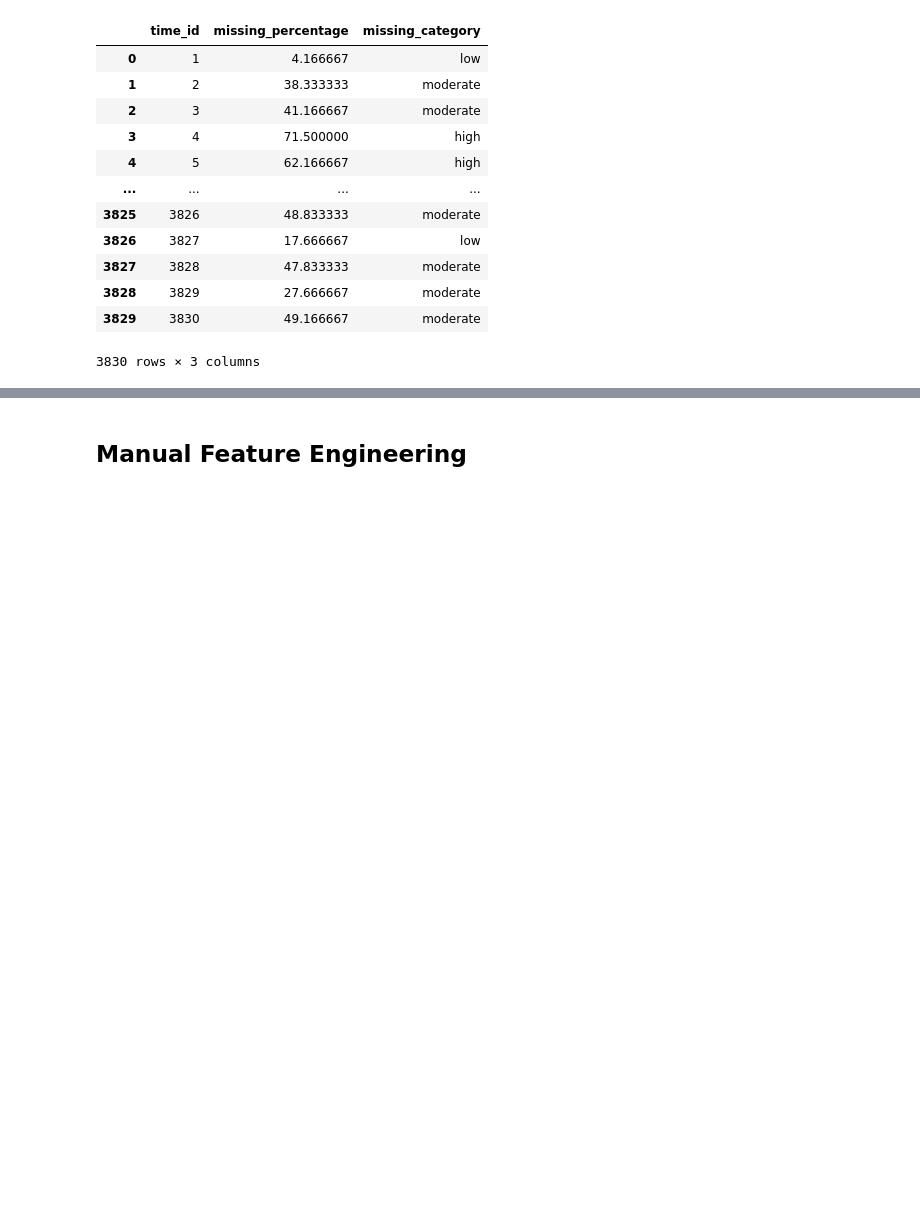
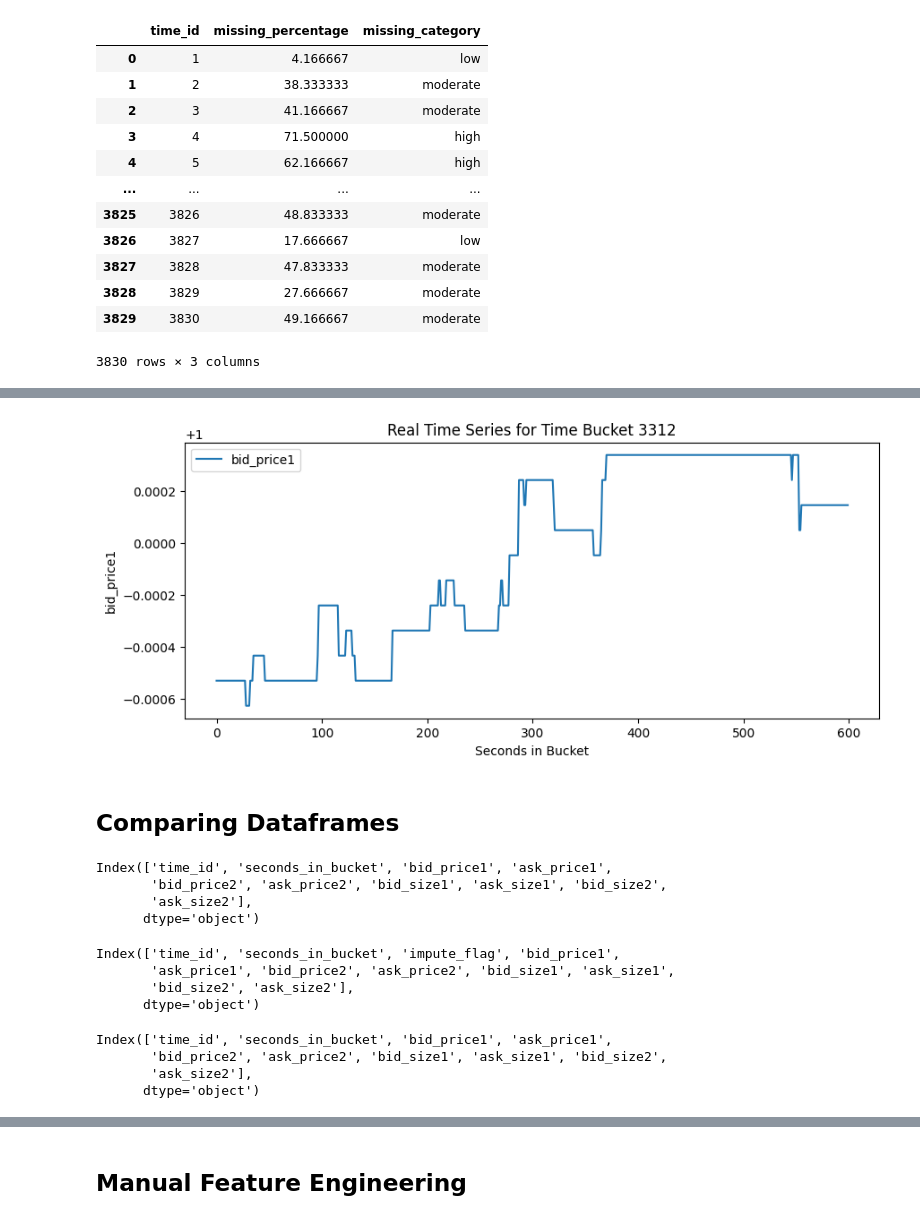
Before and after one commit to Ayush-Singh-31/Optiver-07, a Jupyter notebook: EDA.ipynb, the cells around one changed output, grey strips where cells are left out. Cells and saved outputs as stored; diff of their text form; code cells hidden in the pictures; blank space fills up the shorter version.

Commit message:
Comparing DFs

```diff
--- a/EDA.ipynb
+++ b/EDA.ipynb
@@ -351,0 +451,15 @@ df_complete
+# %%
+bucket_id = df_processed['time_id'].unique()[3311]
+bucket_data = df_processed[df_processed['time_id'] == bucket_id]
+
+plt.figure(figsize=(10, 4))
+plt.plot(bucket_data['seconds_in_bucket'], bucket_data['ask_price1'], label='bid_price1')
+plt.xlabel('Seconds in Bucket')
+plt.ylabel('bid_price1')
+plt.title(f'Real Time Series for Time Bucket {bucket_id}')
+plt.legend()
+plt.show()
+# %% [output]
+[figure, added]
+# %% [markdown]
+## **Comparing Dataframes**
@@ -351,0 +493,21 @@ df_complete
+# %%
+stock1.columns # Original Dataset
+# %% [output]
+Index(['time_id', 'seconds_in_bucket', 'bid_price1', 'ask_price1',
+       'bid_price2', 'ask_price2', 'bid_size1', 'ask_size1', 'bid_size2',
+       'ask_size2'],
+      dtype='object')
+# %%
+df_processed.columns # Re-labled not Imputed
+# %% [output]
+Index(['time_id', 'seconds_in_bucket', 'impute_flag', 'bid_price1',
+       'ask_price1', 'bid_price2', 'ask_price2', 'bid_size1', 'ask_size1',
+       'bid_size2', 'ask_size2'],
+      dtype='object')
+# %%
+df_complete.columns # Re-labled and Imputed
+# %% [output]
+Index(['time_id', 'seconds_in_bucket', 'bid_price1', 'ask_price1',
+       'bid_price2', 'ask_price2', 'bid_size1', 'ask_size1', 'bid_size2',
+       'ask_size2'],
+      dtype='object')
```
Also changed, not shown: parts of 17 cells of this notebook.
